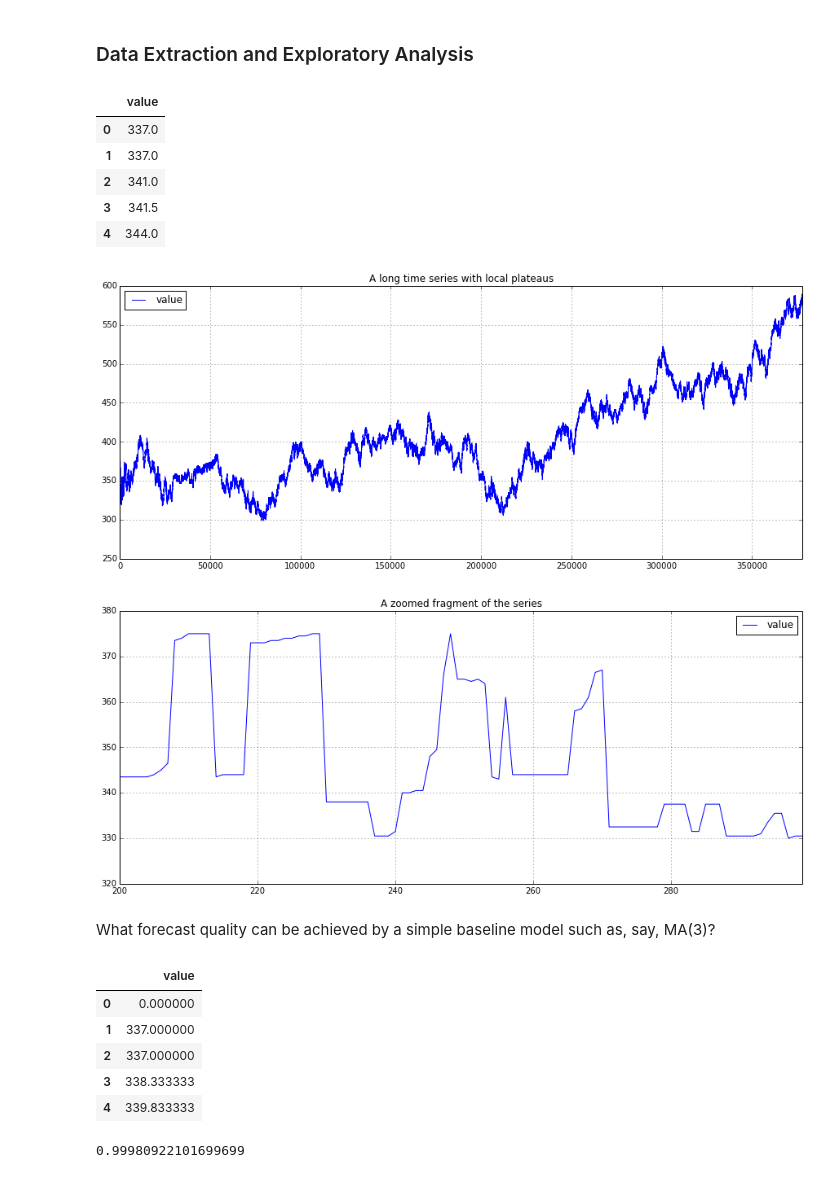
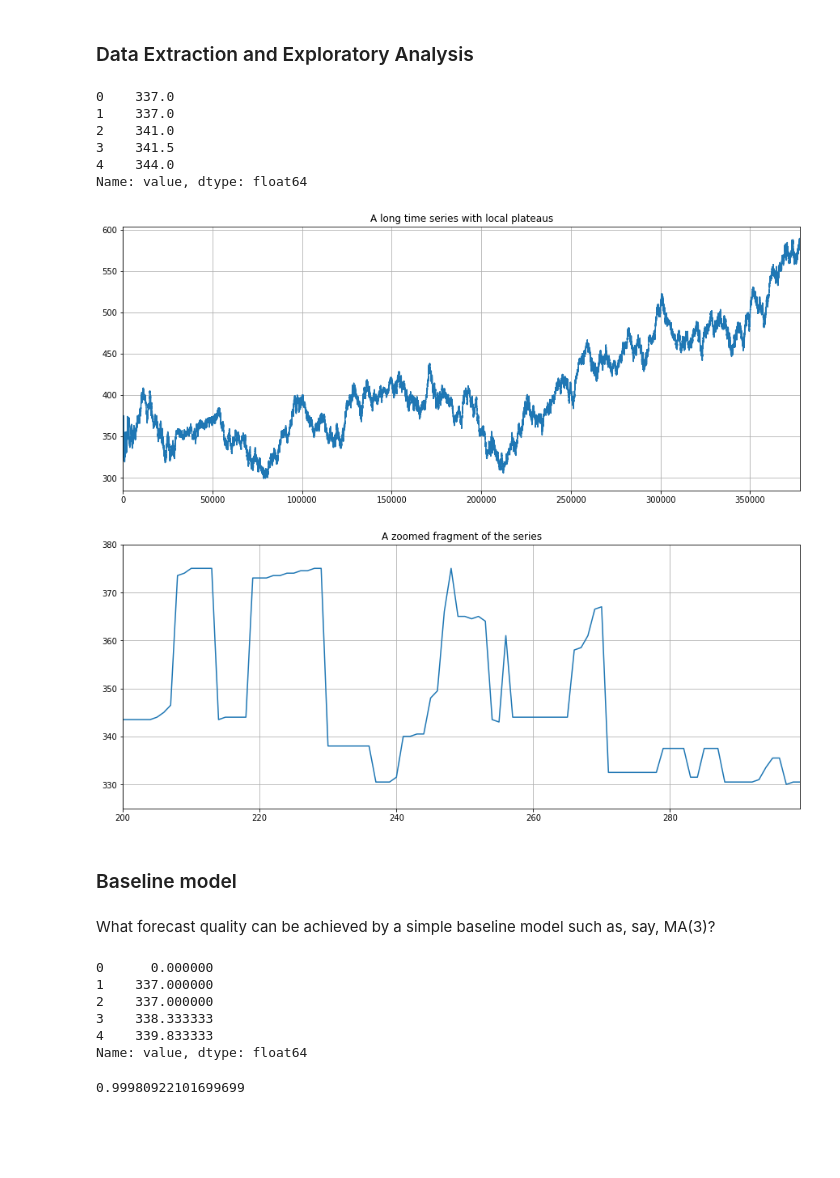
Before and after one commit to Nikolay-Lysenko/presentations, a Jupyter notebook: lstm_and_the_past/lstm_and_data_matrices_with_info_about_the_past.ipynb, the cells around one changed output. Cells and saved outputs as stored; diff of their text form; code cells hidden in the pictures; blank space fills up the shorter version.

```diff
--- a/lstm_and_the_past/lstm_and_data_matrices_with_info_about_the_past.ipynb
+++ b/lstm_and_the_past/lstm_and_data_matrices_with_info_about_the_past.ipynb
@@ -22,25 +24,27 @@ from sklearn.metrics import r2_score
 # %% [markdown]
 ### Data Extraction and Exploratory Analysis
 # %%
-ser = pd.read_csv('series_with_plateaus.csv', sep='\t')
+ser = pd.read_csv('series_with_plateaus.csv', sep='\t')['value']
 ser.head()
 # %% [output]
-|  | value |
-| 0 | 337.0 |
-| 1 | 337.0 |
-| 2 | 341.0 |
-| 3 | 341.5 |
-| 4 | 344.0 |
+0    337.0
+1    337.0
+2    341.0
+3    341.5
+4    344.0
+Name: value, dtype: float64
 # %%
 _ = ser.plot(figsize=(15, 6), grid=True,
              title='A long time series with local plateaus')
 # %% [output]
-[figure, old version]
+[figure, new version]
 # %%
-_ = ser[200:300].plot(figsize=(15, 6), grid=True, ylim=[320, 380],
+_ = ser[200:300].plot(figsize=(15, 6), grid=True, ylim=[325, 380],
                       title='A zoomed fragment of the series')
 # %% [output]
-[figure, old version]
+[figure, new version]
+# %% [markdown]
+### Baseline model
 # %% [markdown]
 What forecast quality can be achieved by a simple baseline model such as, say, MA(3)?
 # %%
@@ -48,12 +52,12 @@ ma_preds = ser.shift().rolling(window=3, min_periods=1).mean()
 ma_preds.iloc[0] = 0
 ma_preds.head()
 # %% [output]
-|  | value |
-| 0 | 0.000000 |
-| 1 | 337.000000 |
-| 2 | 337.000000 |
-| 3 | 338.333333 |
-| 4 | 339.833333 |
+0      0.000000
+1    337.000000
+2    337.000000
+3    338.333333
+4    339.833333
+Name: value, dtype: float64
 # %%
 r2_score(ser, ma_preds)
 # %% [output]
```
Also changed, not shown: parts of 6 cells of this notebook.
